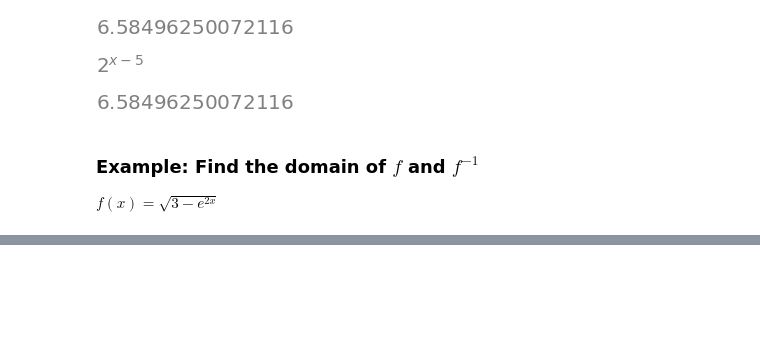
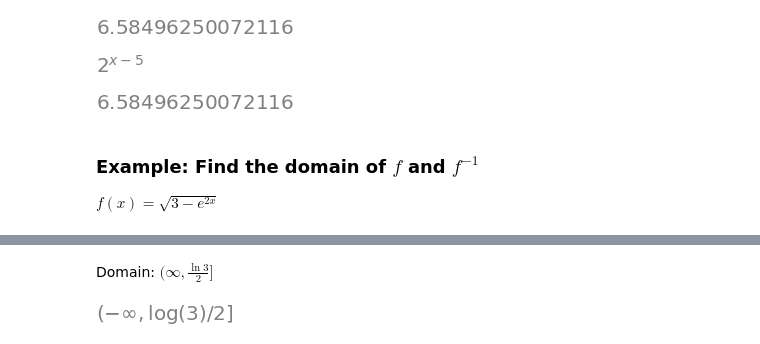
Before and after one commit to PaulToronto/Johns-Hopkins-Coursera-Applied-Calculus-With-Python, a Jupyter notebook: 2_2_Exponential_and_Logarithmic_Functions.ipynb, the cells around one changed output, grey strips where cells are left out. Saved outputs shown, nothing was run; the diff lists cells and outputs as text; code cells hidden in the pictures; blank space fills up the shorter version.

```diff
--- a/2_2_Exponential_and_Logarithmic_Functions.ipynb
+++ b/2_2_Exponential_and_Logarithmic_Functions.ipynb
@@ -632,0 +633,10 @@ $f(x) = \sqrt{3 - e^{2x}}$
+# %% [markdown]
+Domain: $(\infty, \frac{\ln{3}}{2}]$
+# %%
+x = sym.symbols('x')
+expr = sym.sqrt(3 - sym.exp(1)**(2*x))
+
+domain = sym.calculus.util.continuous_domain(expr, x, sym.S.Reals)
+domain
+# %% [output]
+[figure, added]
```
Also changed, not shown: parts of 10 cells of this notebook.
